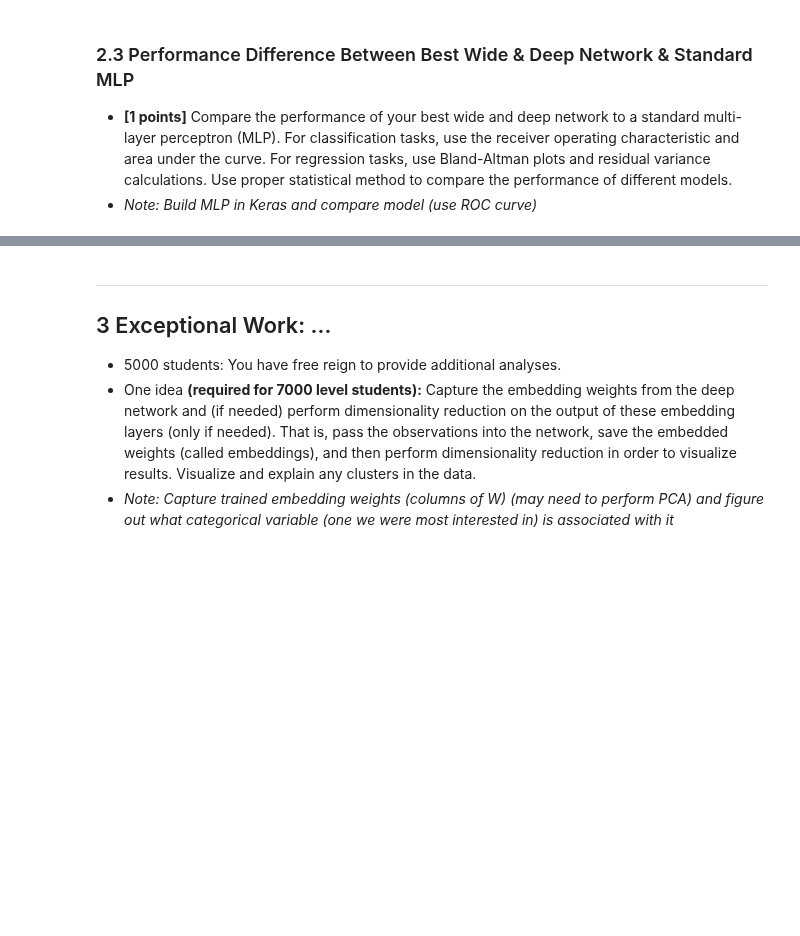
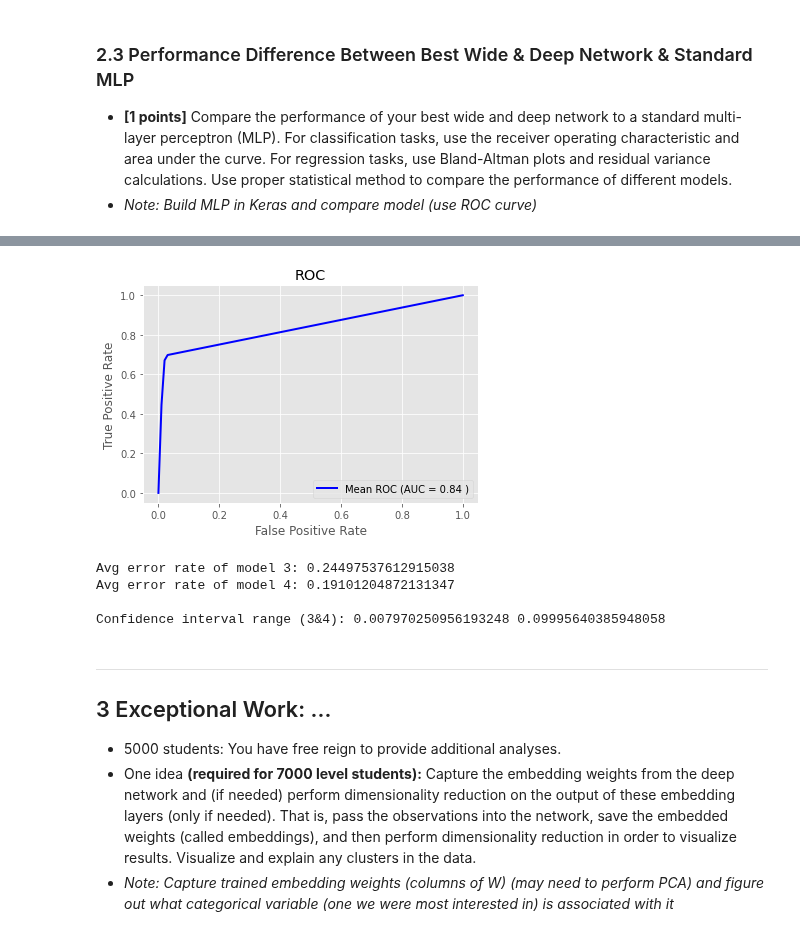
Before and after one commit to harrisonnoble/ml-projects, a Jupyter notebook: Lab 5/Lab 5.ipynb, the cells around one changed output, grey strips where cells are left out. Cells and saved outputs as stored; diff of their text form; code cells hidden in the pictures; blank space fills up the shorter version.

```diff
--- a/Lab 5/Lab 5.ipynb
+++ b/Lab 5/Lab 5.ipynb
@@ -253,17 +273,11 @@ For dividing our dataset into training and testing sets, we decided to use Strat
 
 We think this cross validation method is a realistic mirroring of how an algorithm would be used in practice because small businesses won't have access to their employee data of this scale (according to [4], small businesses make up 99.9% of all businesses in the US and a great majority of them only have 1-19 employees). Since K-Fold cross validation is good for small datasets and Stratified K-Fold is good for imbalanced small datasets, small businesses attempting to create a machine learning model of this nature would most likely be using Stratified K-Fold methods for splitting their data.
 # %%
-from sklearn.model_selection import cross_val_score, StratifiedKFold
+from sklearn.model_selection import StratifiedKFold
 
-cv = StratifiedKFold(n_splits=6, shuffle=True, random_state=1)
+cv = StratifiedKFold(n_splits=5, shuffle=True, random_state=1)
 
-try:
-    X = X.to_numpy()
-    y = y.to_numpy()
-except:
-    pass #already numpy arrays
-
-for train_idx, test_idx in cv.split(X, y):
+for train_idx, test_idx in cv.split(X.to_numpy(), y.to_numpy()):
     y_train, y_test = y[train_idx], y[test_idx]
     print('Number of instances in train set broken down by class:',
           np.bincount(y_train),
@@ -291,3 +304,23 @@ $\frac{116}{(601 + 116)} = 0.1617$
 
 - __[2 points]__ Create at least three combined wide and deep networks to classify your data using Keras. Visualize the performance of the network on the training data and validation data in the same plot versus the training iterations. Note: use the "history" return parameter that is part of Keras "fit" function to easily access this data.
 - *Note: Show that the models converged*
+# %%
+import tensorflow as tf
+from tensorflow import keras
+from tensorflow.keras.layers import Dense, Activation, Input, Embedding, Dropout, concatenate
+from tensorflow.keras.models import Model
+from tensorflow.keras.utils import plot_model
+from tensorflow.keras import backend as K
+
+def f1(y_true, y_pred):
+    #calc recall
+    true_positives = K.sum(K.round(K.clip(y_true * y_pred, 0, 1)))
+    possible_positives = K.sum(K.round(K.clip(y_true, 0, 1)))
+    recall = true_positives / (possible_positives + K.epsilon())
+
+    #calc precision
+    predicted_positives = K.sum(K.round(K.clip(y_pred, 0, 1)))
+    precision = true_positives / (predicted_positives + K.epsilon())
+
+    #calc f1 score
+    return 2*((precision*recall)/(precision+recall+K.epsilon()))
@@ -304,3 +979,33 @@ $\frac{116}{(601 + 116)} = 0.1617$
+# %%
+mean_tpr = np.mean(tprs1, axis=0)
+mean_auc = auc(mean_fpr, mean_tpr)
+plt.plot(mean_fpr, mean_tpr, color='blue',
+         label=r'Mean ROC (AUC = %0.2f )' % (mean_auc),lw=2, alpha=1)
+plt.xlabel('False Positive Rate')
+plt.ylabel('True Positive Rate')
+plt.title('ROC')
+plt.legend(loc="lower right")
+plt.show()
+# %% [output]
+[figure, added]
+# %%
+t = 2.26 / np.sqrt(5)
+
+f1_per_fold3 = np.asarray(f1_per_fold3)
+f1_per_fold4 = np.asarray(f1_per_fold4)
+
+print("Avg error rate of model 3:", np.mean(1-f1_per_fold3))
+print("Avg error rate of model 4:", np.mean(1-f1_per_fold4))
+
+e = (1 - f1_per_fold3) - (1 - f1_per_fold4)
+stdtot = np.std(e)
+dbar = np.mean(e)
+print('\nConfidence interval range (3&4):', dbar-t*stdtot, dbar+t*stdtot)
+# %% [output]
+Avg error rate of model 3: 0.24497537612915038
+Avg error rate of model 4: 0.19101204872131347
+
+Confidence interval range (3&4): 0.007970250956193248 0.09995640385948058
 # %% [markdown]
 ***
 
```
Also changed, not shown: parts of 17 cells of this notebook, 1 other file.
